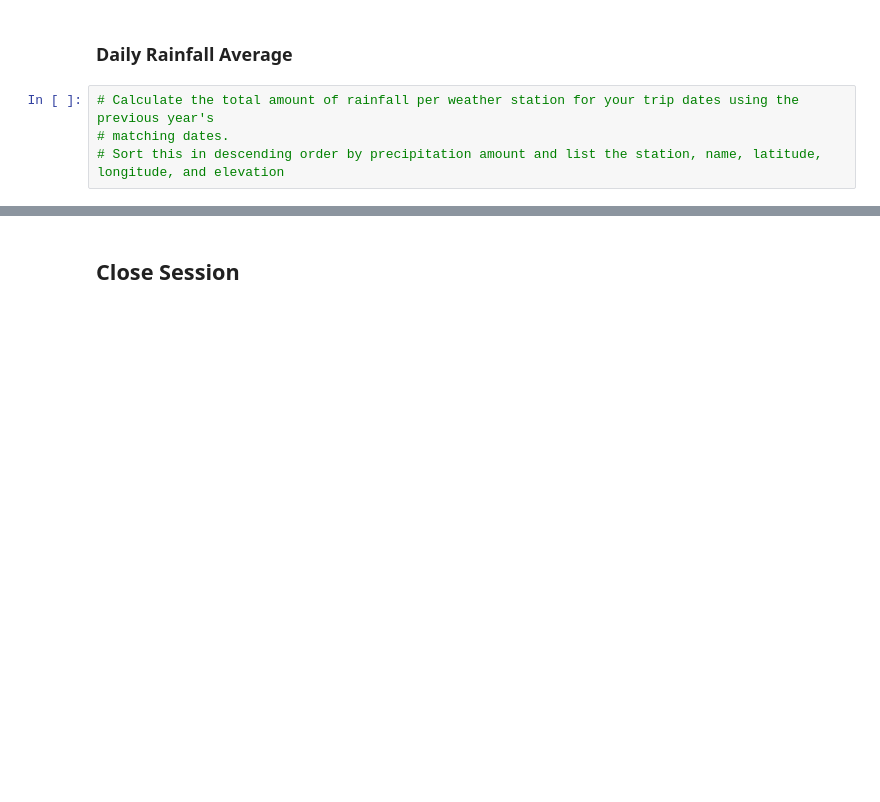
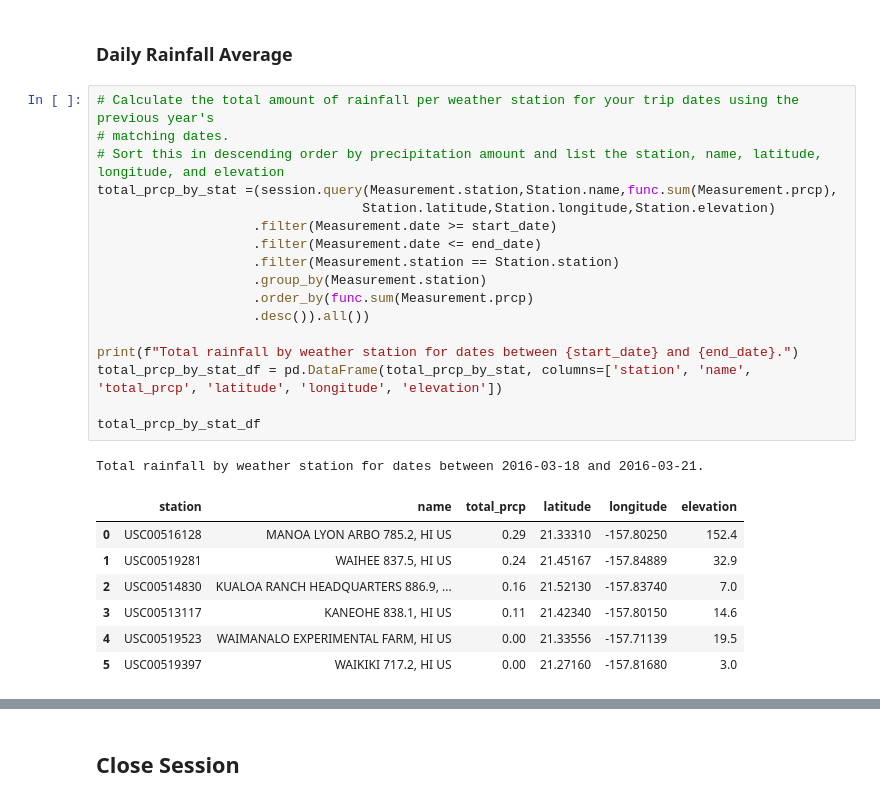
Before and after one commit to szig97/sqlalchemy-challenge, a Jupyter notebook: Surfs Up/Jupyter Notebook/temp_analysis_bonus_2.ipynb, the cells around one changed output, grey strips where cells are left out. Drawn from its saved outputs; the diff is of its cells as text; blank space fills up the shorter version.

```diff
--- a/Surfs Up/Jupyter Notebook/temp_analysis_bonus_2.ipynb
+++ b/Surfs Up/Jupyter Notebook/temp_analysis_bonus_2.ipynb
@@ -96,7 +96,29 @@ Text(0, 0.5, 'Temperature (F)')
 # %%
 # Calculate the total amount of rainfall per weather station for your trip dates using the previous year's
 # matching dates.
 # Sort this in descending order by precipitation amount and list the station, name, latitude, longitude, and elevation
+total_prcp_by_stat =(session.query(Measurement.station,Station.name,func.sum(Measurement.prcp),
+                                  Station.latitude,Station.longitude,Station.elevation)
+                    .filter(Measurement.date >= start_date)
+                    .filter(Measurement.date <= end_date)
+                    .filter(Measurement.station == Station.station)
+                    .group_by(Measurement.station)
+                    .order_by(func.sum(Measurement.prcp)
+                    .desc()).all())
+
+print(f"Total rainfall by weather station for dates between {start_date} and {end_date}.")
+total_prcp_by_stat_df = pd.DataFrame(total_prcp_by_stat, columns=['station', 'name', 'total_prcp', 'latitude', 'longitude', 'elevation'])
+
+total_prcp_by_stat_df
+# %% [output]
+Total rainfall by weather station for dates between 2016-03-18 and 2016-03-21.
+|  | station | name | total_prcp | latitude | longitude | elevation |
+| 0 | USC00516128 | MANOA LYON ARBO 785.2, HI US | 0.29 | 21.33310 | -157.80250 | 152.4 |
+| 1 | USC00519281 | WAIHEE 837.5, HI US | 0.24 | 21.45167 | -157.84889 | 32.9 |
+| 2 | USC00514830 | KUALOA RANCH HEADQUARTERS 886.9, ... | 0.16 | 21.52130 | -157.83740 | 7.0 |
+| 3 | USC00513117 | KANEOHE 838.1, HI US | 0.11 | 21.42340 | -157.80150 | 14.6 |
+| 4 | USC00519523 | WAIMANALO EXPERIMENTAL FARM, HI US | 0.00 | 21.33556 | -157.71139 | 19.5 |
+| 5 | USC00519397 | WAIKIKI 717.2, HI US | 0.00 | 21.27160 | -157.81680 | 3.0 |
 # %%
 # Use this function to calculate the daily normals
 # (i.e. the averages for tmin, tmax, and tavg for all historic data matching a specific month and day)
```
Also changed, not shown: parts of 7 cells of this notebook.
